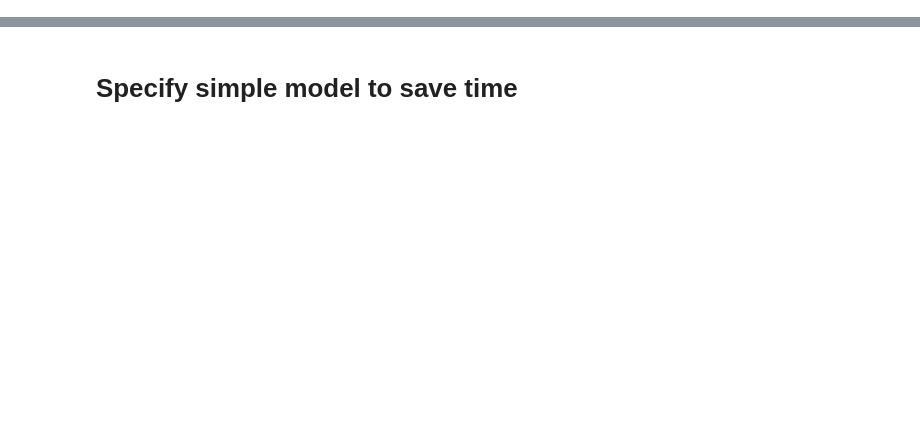
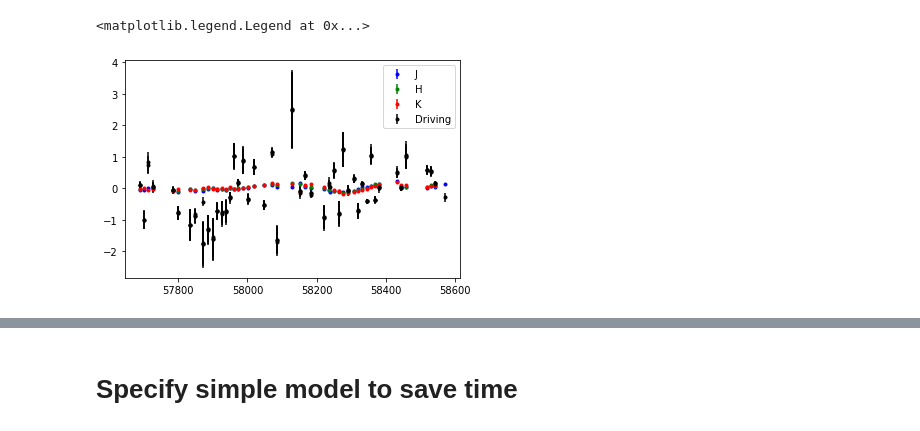
Before and after one commit to MalteBrinch/Master-Thesis-Code, a Jupyter notebook: 7d conv and iterating a GP.ipynb, the cells around one changed output, grey strips where cells are left out. Cells and saved outputs as stored; diff of their text form; code cells hidden in the pictures; blank space fills up the shorter version.

```diff
--- a/7d conv and iterating a GP.ipynb
+++ b/7d conv and iterating a GP.ipynb
@@ -286,3 +416,12 @@ pm.plot_posterior(tracetransfer,names)
+# %%
+plt.errorbar(xJ, yJ, yJerr,fmt='b.',label='J')
+plt.errorbar(xH, yH, yHerr,fmt='g.',label='H')
+plt.errorbar(xK, yK, yKerr,fmt='r.',label='K')
+plt.errorbar(X_tot,mu,sd,fmt='k.',label='Driving')
+plt.legend()
+# %% [output]
+<matplotlib.legend.Legend at 0x...>
+[figure, added]
 # %%
 import numpy as np
 import matplotlib.pyplot as plt
```
Also changed, not shown: parts of 16 cells of this notebook.
